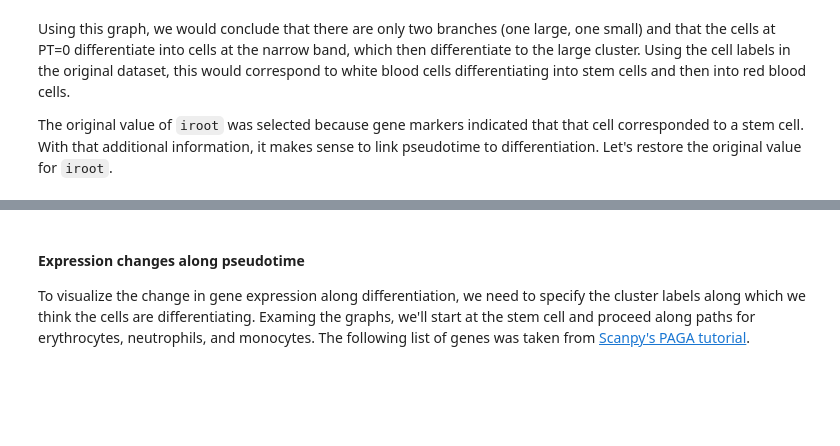
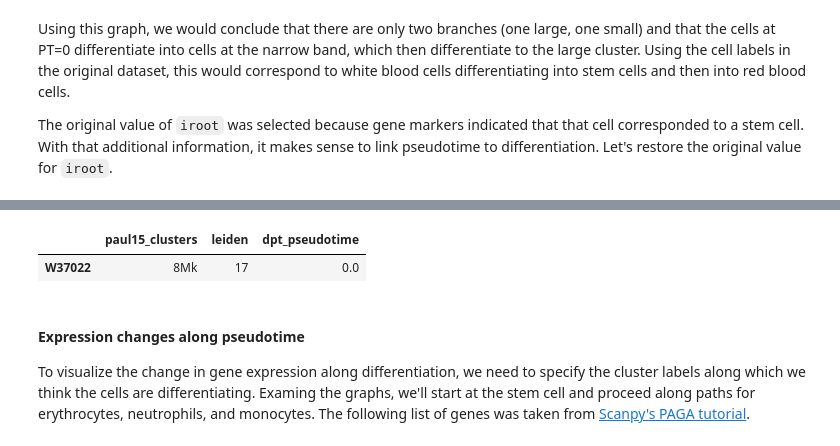
Before and after one commit to xomicsdatascience/trajectory_review, a Jupyter notebook: PAGA_exploration.ipynb, the cells around one changed output, grey strips where cells are left out. Drawn from its saved outputs; the diff is of its cells as text; code cells hidden in the pictures; blank space fills up the shorter version.

```diff
--- a/PAGA_exploration.ipynb
+++ b/PAGA_exploration.ipynb
@@ -197,3 +203,8 @@ sc.pl.paga(adata, color=["leiden", "paul15_clusters"], threshold=0.1)
+# %%
+adata[840,:].obs
+# %% [output]
+|  | paul15_clusters | leiden | dpt_pseudotime |
+| W37022 | 8Mk | 17 | 0.0 |
 # %% [markdown]
 #### Expression changes along pseudotime
 To visualize the change in gene expression along differentiation, we need to specify the cluster labels along which we think the cells are differentiating. Examing the graphs, we'll start at the stem cell and proceed along paths for erythrocytes, neutrophils, and monocytes.
```
Also changed, not shown: parts of 14 cells of this notebook, 1 other file.
